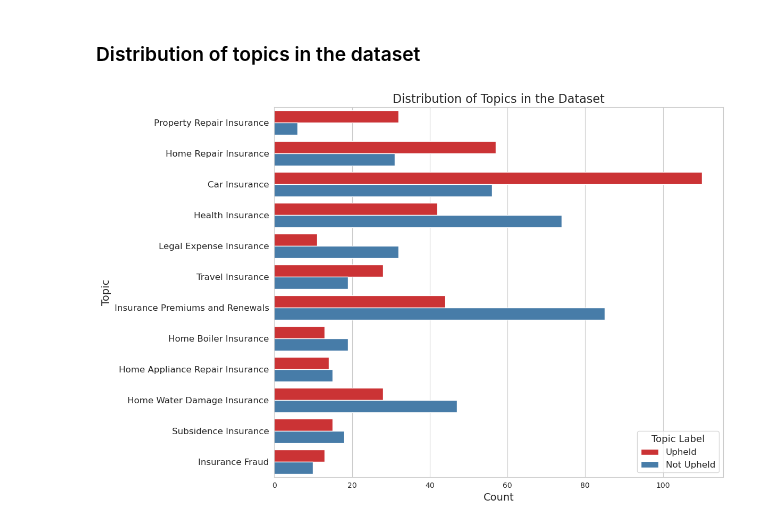
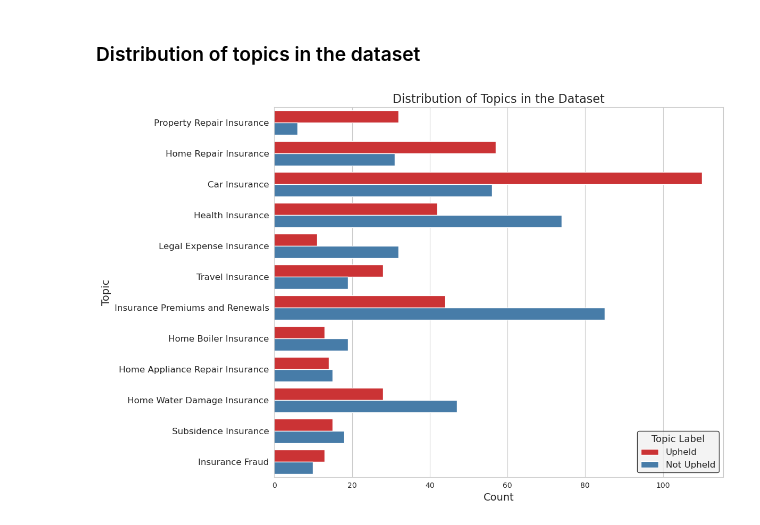
Before and after one commit to LeleVibrato/sb-code, a Jupyter notebook: eda_topic_model.ipynb, the cells around one changed output. Cells and saved outputs as stored; diff of their text form; code cells hidden in the pictures.

```diff
--- a/eda_topic_model.ipynb
+++ b/eda_topic_model.ipynb
@@ -273,34 +299,38 @@ for topic_id in range(4):
 # %%
 # assign topics to the documents
 topics = [max(lda_model[doc], key=lambda x: x[1])[0] for doc in corpus]
 
 # create a dataframe with the topics
 df_topics = pd.DataFrame({'topic': topics, 'topic_label': train_labels})
 
 def plot_topic_distribution(df_topics, dict_topics):
     df_topics['topic_label'] = df_topics['topic_label'].map({1: 'Upheld', 0: 'Not Upheld'})
     df_topics['topic'] = df_topics['topic'].map(dict_topics)
 
     sns.set_style("whitegrid")
     plt.figure(figsize=(12, 8))
     sns.countplot(y='topic', hue='topic_label', data=df_topics, palette='Set1')
 
     plt.title('Distribution of Topics in the Dataset', fontsize=16)
     plt.ylabel('Topic', fontsize=14)
     plt.xlabel('Count', fontsize=14)
-    plt.legend(title='Topic Label', title_fontsize='13', fontsize='12', loc='lower right')
+    legend = plt.legend(title='Topic Label', fontsize=12, title_fontsize='13', loc='lower right')
+    frame = legend.get_frame()
+    frame.set_color('#f0f0f0')
+    frame.set_edgecolor('black')
+
     plt.yticks(fontsize=12)
     plt.tight_layout()
 
     if not os.path.exists('plots'):
         os.makedirs('plots')
     plt.savefig('plots/topic-distribution.png', dpi=300)
     plt.show()
 
 
 plot_topic_distribution(df_topics, dict_topics)
 # %% [output]
-[figure, old version]
+[figure, new version]
 # %%
 # calculate the topic distribution for each label (percentage)
 topic_distribution = df_topics.groupby('topic_label')['topic'].value_counts(normalize=True).unstack()
```
Also changed, not shown: parts of 5 cells of this notebook, 16 other files.
